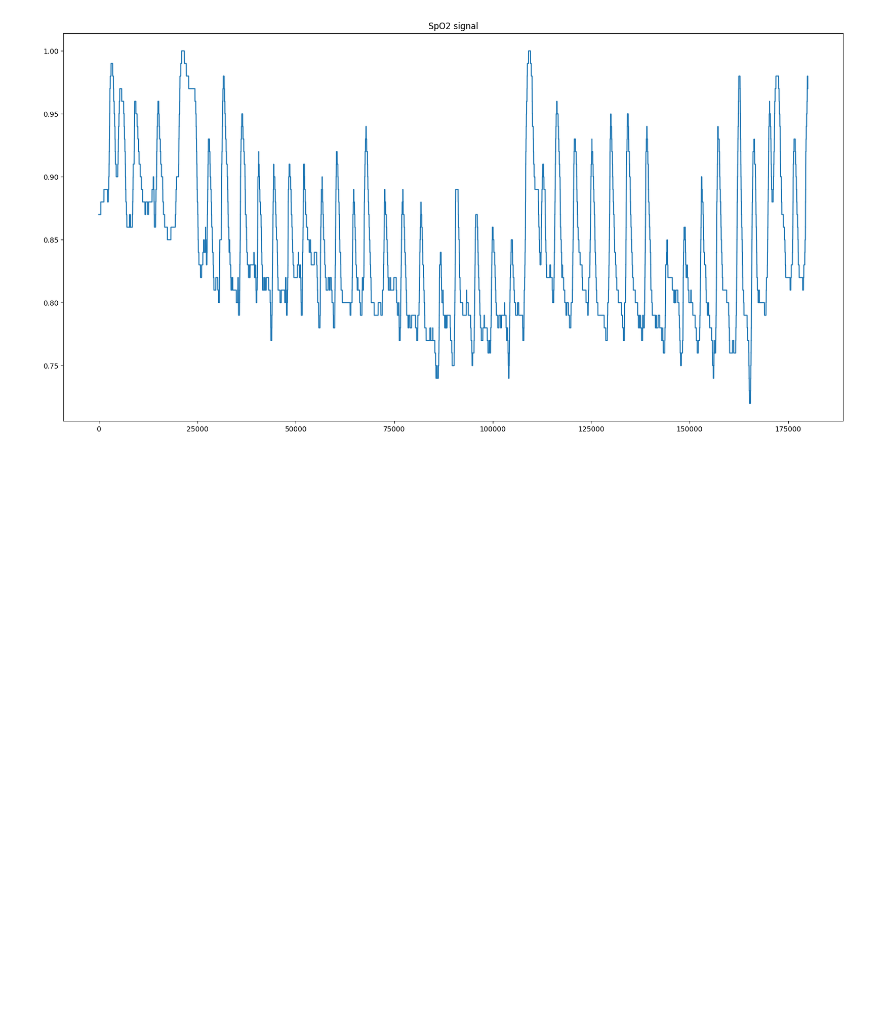
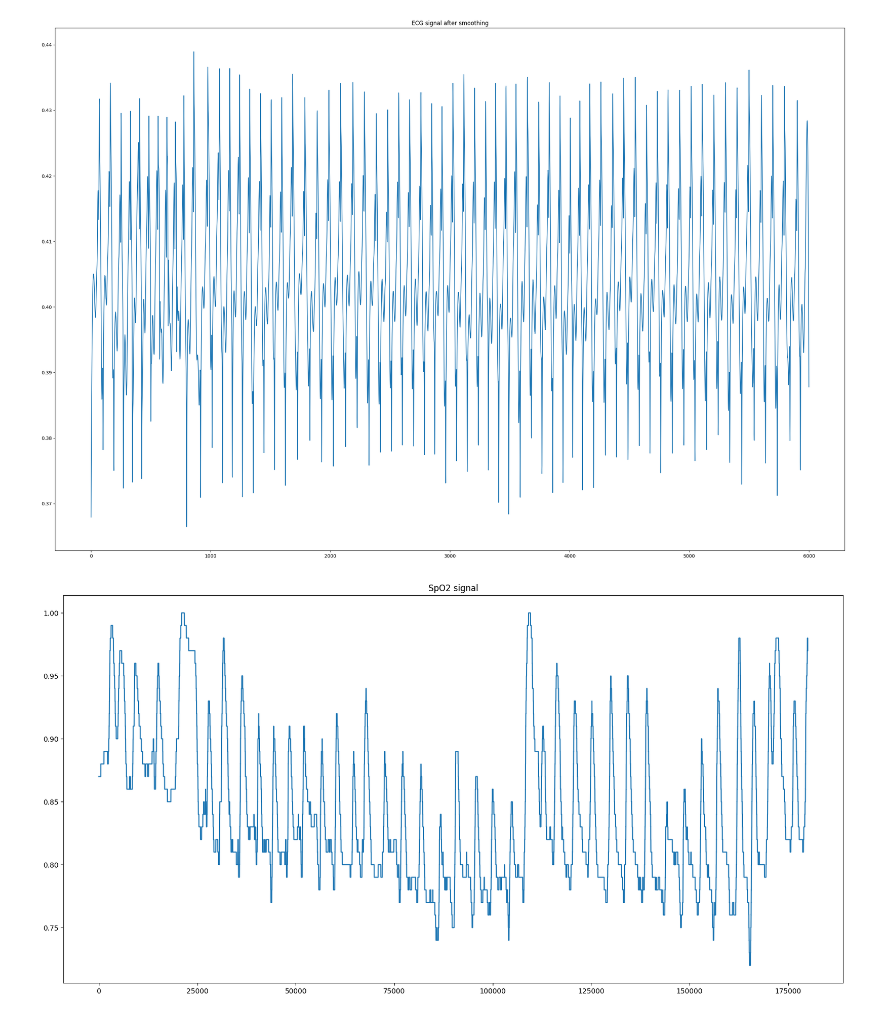
Before and after one commit to lucky-and-minie222702/OSA-detection-using-ECG, a Jupyter notebook: view_signal.ipynb, the cells around one changed output. Drawn from its saved outputs; the diff is of its cells as text; code cells hidden in the pictures; blank space fills up the shorter version.

```diff
--- a/view_signal.ipynb
+++ b/view_signal.ipynb
@@ -4,5 +5,8 @@ from src.data_functions import *
 
 %matplotlib inline
+# %%
+X_0 = np.load(path.join("gen_data", "ECG_normal.npy"))
+X_1 = np.load(path.join("gen_data", "ECG_apnea.npy"))
 # %%
 ECG_sig, _ = get_patients_ECG([2])
 SpO2_sig, _ = get_patients_SpO2([2])
@@ -16,3 +22,14 @@ plt.show()
+# %%
+from scipy.signal import lfilter, savgol_filter
+
+y = savgol_filter(X_1[0], 60, 3)
+
+plt.figure(figsize=(30, 20))
+plt.plot(y)
+plt.title("ECG signal after smoothing")
+plt.show()
+# %% [output]
+[figure, added]
 # %%
 plt.figure(figsize=(20, 10))
 plt.plot(SpO2_sig.flatten()[:180000:])
```
Also changed, not shown: parts of 3 cells of this notebook, 7 other files.
